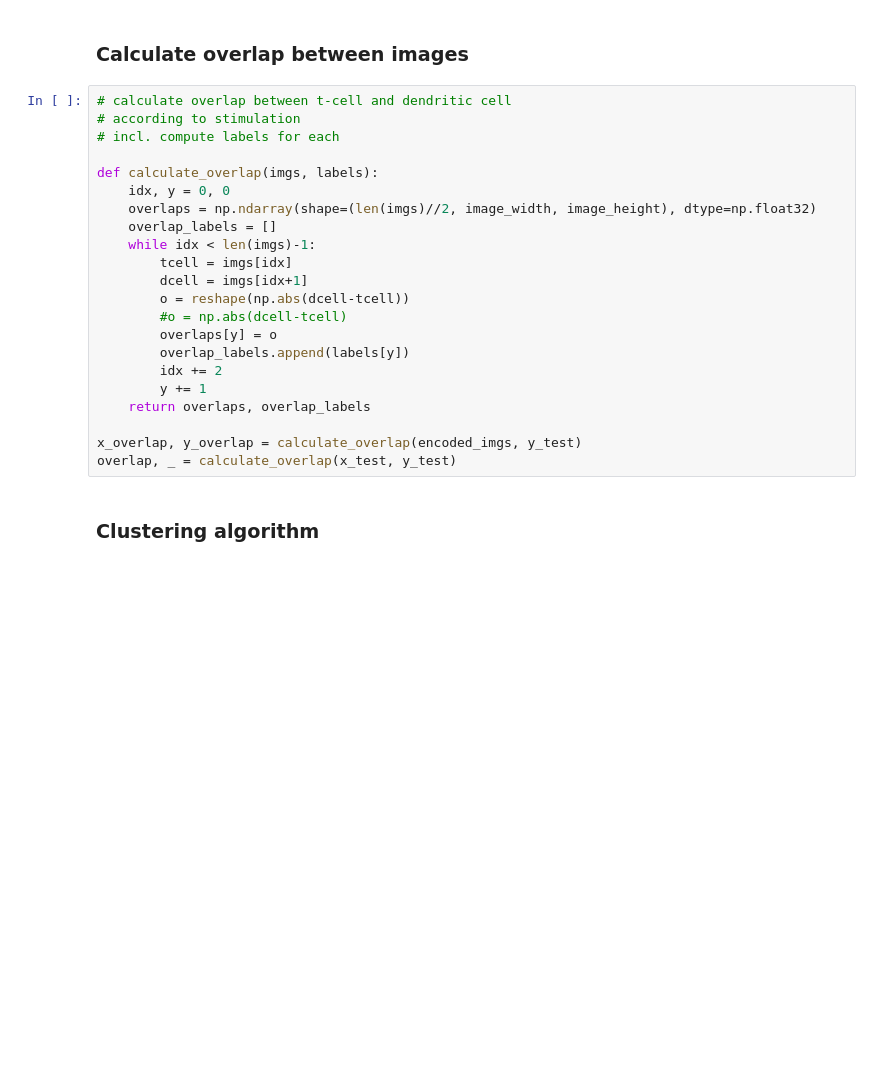
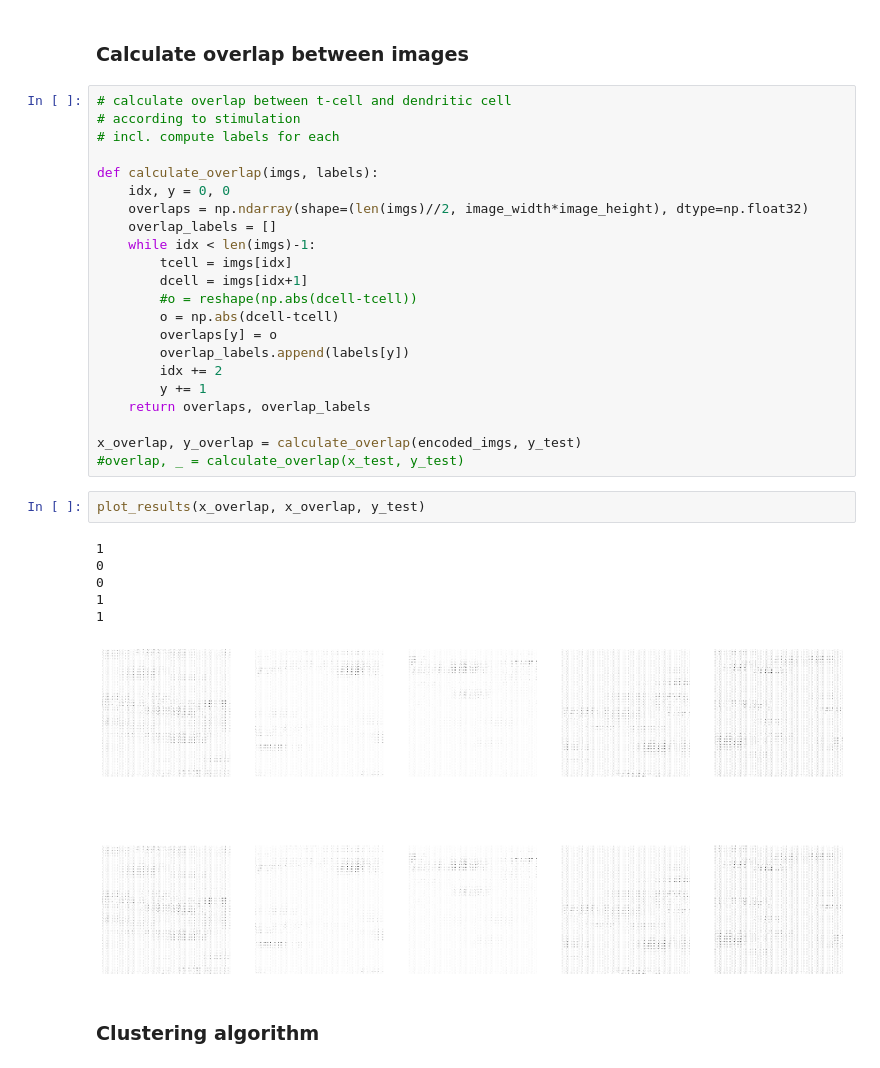
Before and after one commit to leonore/deep-learning-for-immune-cells, a Jupyter notebook: src/cell_autoencoder.ipynb, the cells around one changed output. Cells and saved outputs as stored; diff of their text form; blank space fills up the shorter version.

```diff
--- a/src/cell_autoencoder.ipynb
+++ b/src/cell_autoencoder.ipynb
@@ -227,13 +189,13 @@ plot_results(x_test, decoded_imgs)
 
 def calculate_overlap(imgs, labels):
     idx, y = 0, 0
-    overlaps = np.ndarray(shape=(len(imgs)//2, image_width, image_height), dtype=np.float32)
+    overlaps = np.ndarray(shape=(len(imgs)//2, image_width*image_height), dtype=np.float32)
     overlap_labels = []
     while idx < len(imgs)-1:
         tcell = imgs[idx]
         dcell = imgs[idx+1]
-        o = reshape(np.abs(dcell-tcell))
-        #o = np.abs(dcell-tcell)
+        #o = reshape(np.abs(dcell-tcell))
+        o = np.abs(dcell-tcell)
         overlaps[y] = o
         overlap_labels.append(labels[y])
         idx += 2
@@ -241,7 +203,16 @@ def calculate_overlap(imgs, labels):
     return overlaps, overlap_labels
 
 x_overlap, y_overlap = calculate_overlap(encoded_imgs, y_test)
-overlap, _ = calculate_overlap(x_test, y_test)
+#overlap, _ = calculate_overlap(x_test, y_test)
+# %%
+plot_results(x_overlap, x_overlap, y_test)
+# %% [output]
+1
+0
+0
+1
+1
+[figure, added]
 # %% [markdown]
 ### Clustering algorithm
 # %%
```
Also changed, not shown: parts of 15 cells of this notebook, 2 other files.
